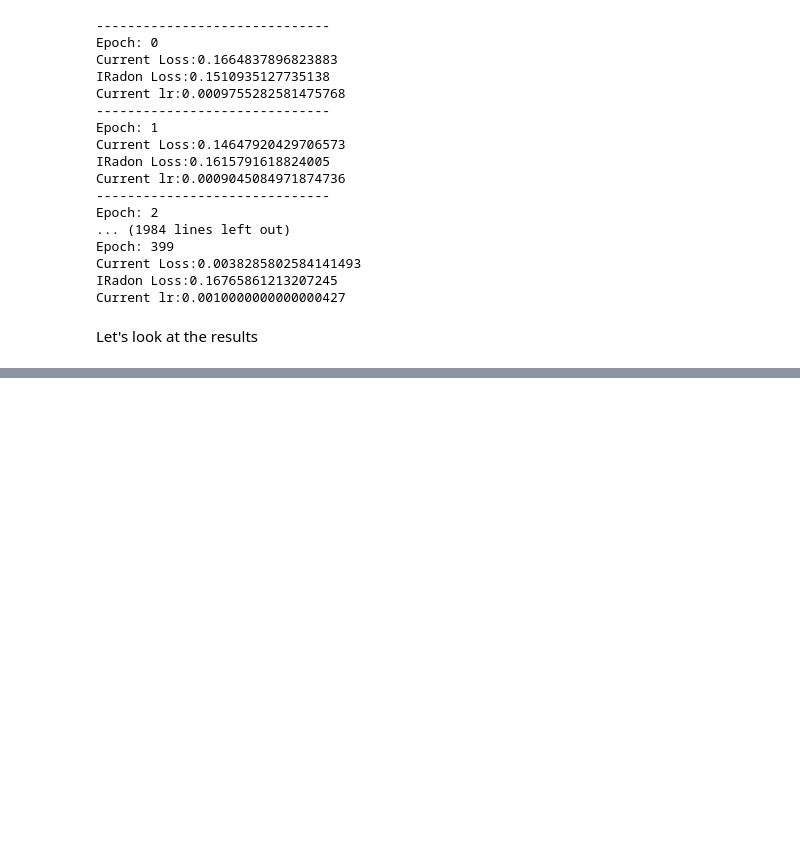
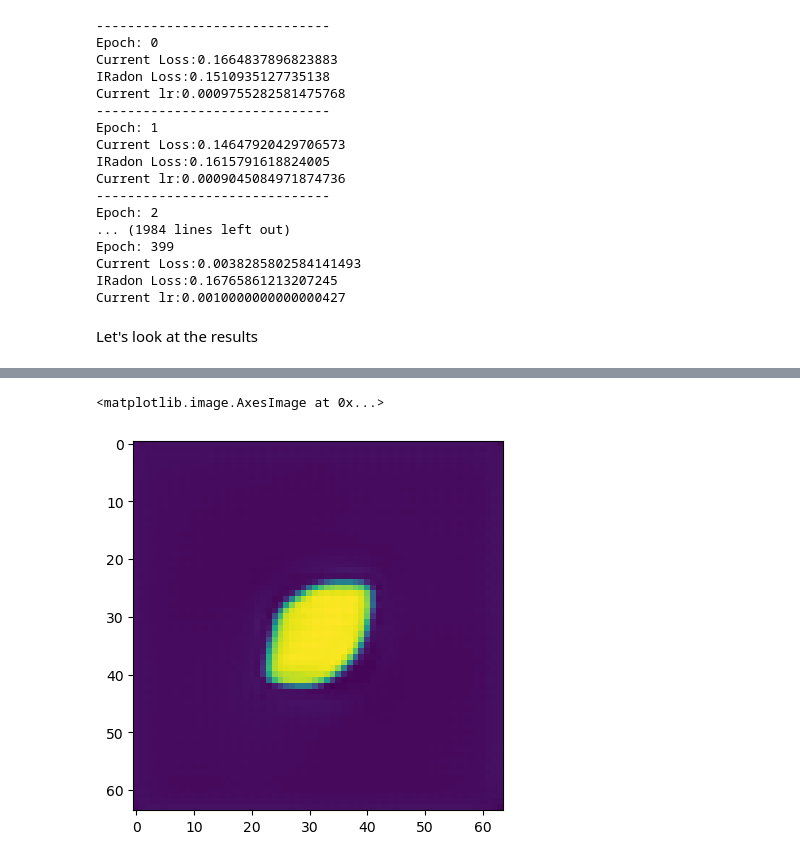
Before and after one commit to TimRoith/IncubatorSchool, a Jupyter notebook: Tutorial_03.ipynb, the cells around one changed output, grey strips where cells are left out. Saved outputs shown, nothing was run; the diff lists cells and outputs as text; code cells hidden in the pictures; blank space fills up the shorter version.

```diff
--- a/Tutorial_03.ipynb
+++ b/Tutorial_03.ipynb
@@ -142,15 +142,23 @@ class proxGD(optimizer):
     def __init__(self, A, x, y, t=0.1, lamda=1.0, prox=None, **kwargs):
         super().__init__(**kwargs)
         self.A = A
-        self.u = u
-        self.b = b
+        self.x = x
+        self.y = y
         self.lamda = lamda
         self.t = t
         self.prox = prox if not prox is None else soft_shrinkage
 
     def step(self,):
-        grad = self.A.adjoint(self.A(self.u) - self.b)
-        lin_up = self.u - 2 * self.t * grad
-        self.u = self.prox(lin_up, self.lamda * self.t)
+        grad = self.A.adjoint(self.A(self.x) - self.y)
+        lin_up = self.x - 2 * self.t * grad
+        self.x = self.prox(lin_up, self.lamda * self.t)
 # %%
-opt = proxGD(R,
+def model_prox(x, lamda):
+    return model(x).detach().numpy()[0,0,...]
+
+opt = proxGD(R, R.inv(I_sino), I_sino, t=0.01, lamda=0.1, verbosity=0, prox=model_prox, max_it=1)
+opt.solve()
+plt.imshow(opt.x)
+# %% [output]
+<matplotlib.image.AxesImage at 0x...>
+[figure, added]
```
Also changed, not shown: parts of 3 cells of this notebook.
